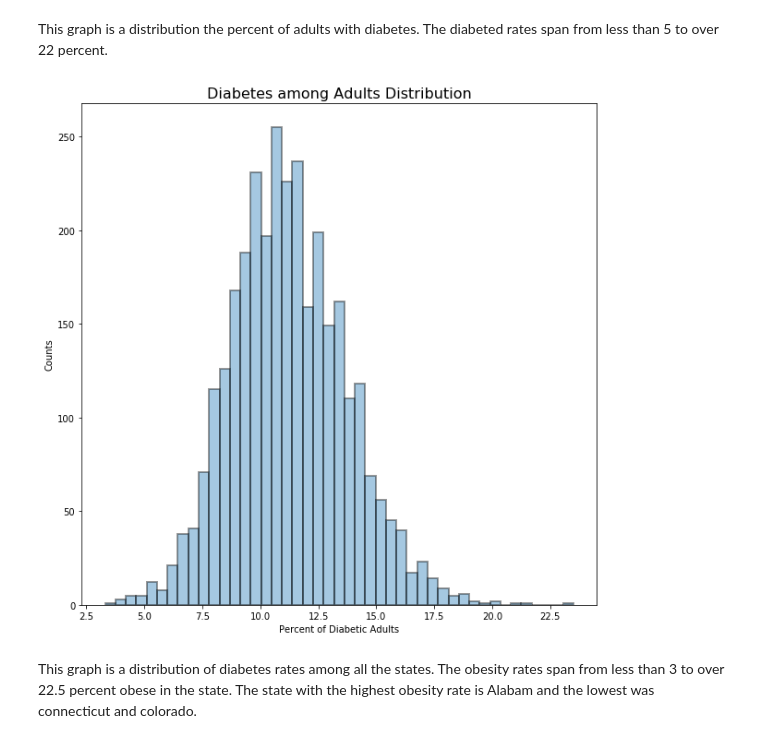
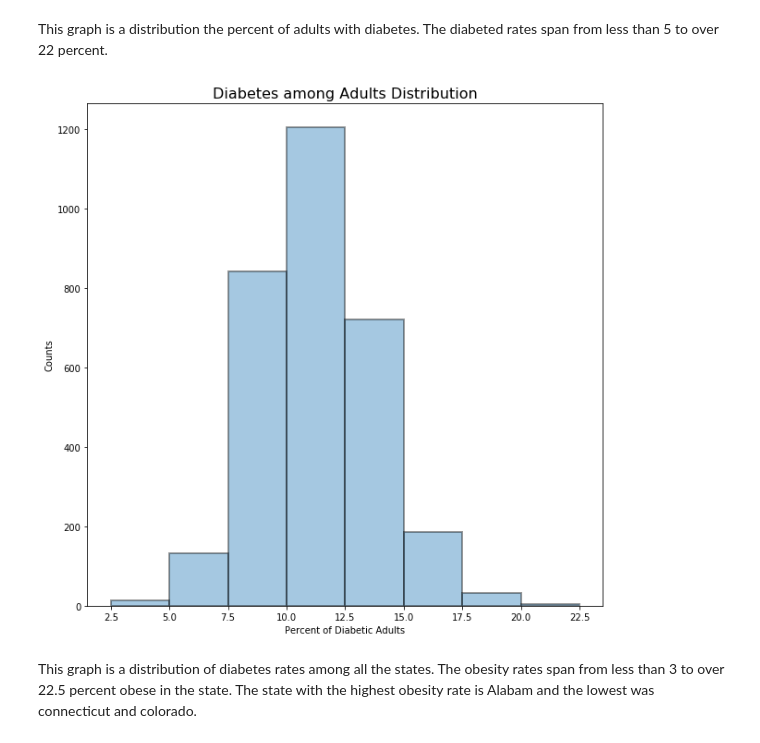
Before and after one commit to Graceallison/Predicting-Obesity-Rates-Based-on-Food-Atlas, a Jupyter notebook: Code/Data collecting and EDA.ipynb, the cells around one changed output. Cells and saved outputs as stored; diff of their text form; code cells hidden in the pictures.

Commit message:
add graphs

```diff
--- a/Code/Data collecting and EDA.ipynb
+++ b/Code/Data collecting and EDA.ipynb
@@ -411,14 +411,14 @@ plt.title('Percent of adults with diabetes in 2013', size = 14);
 This graph is a distribution the percent of adults with diabetes. The diabeted rates span from less than 5 to over 22 percent.
 # %%
 plt.figure(figsize=(10,10))
-#fix bins
-sns.distplot(health['PCT_DIABETES_ADULTS13'], kde = False, bins =45,hist_kws=dict(edgecolor="k", linewidth=2))
+bins_list = [2.5,5,7.5,10,12.5,15, 17.5, 20,22.5]
+sns.distplot(health['PCT_DIABETES_ADULTS13'], kde = False, bins = bins_list,hist_kws=dict(edgecolor="k", linewidth=2))
 #plt.yticks(ticks = )
 plt.xlabel('Percent of Diabetic Adults')
 plt.ylabel('Counts')
 plt.title('Diabetes among Adults Distribution', fontsize = 16);
 # %% [output]
-[figure, old version]
+[figure, new version]
 # %% [markdown]
 This graph is a distribution of diabetes rates among all the states. The obesity rates span from less than 3 to over 22.5 percent obese in the state. The state with the highest obesity rate is Alabam and the lowest was connecticut and colorado.
 # %%
```
Also changed, not shown: 1 other file.
